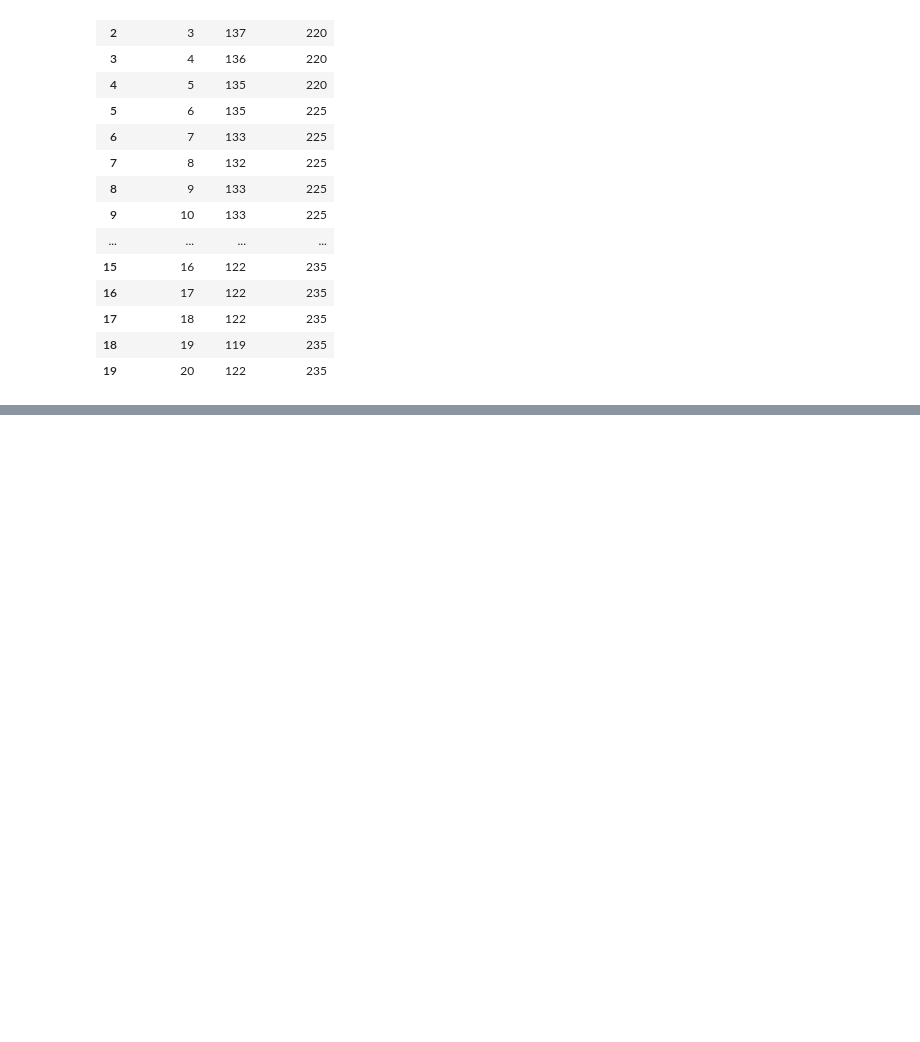
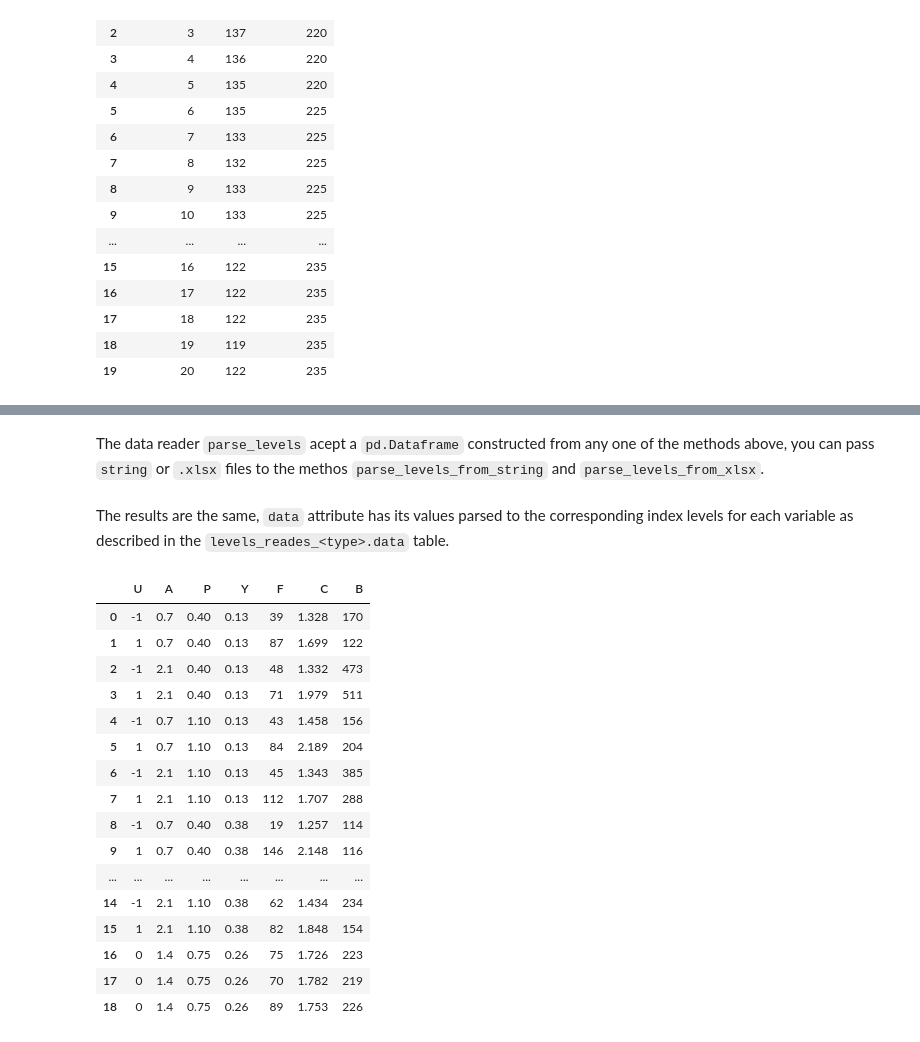
Before and after one commit to properallan/explann, a Jupyter notebook: notebooks/examples/explann_tutorial.ipynb, the cells around one changed output, grey strips where cells are left out. Saved outputs shown, nothing was run; the diff lists cells and outputs as text; code cells hidden in the pictures; blank space fills up the shorter version.

```diff
--- a/notebooks/examples/explann_tutorial.ipynb
+++ b/notebooks/examples/explann_tutorial.ipynb
@@ -56,0 +116,2 @@ from explann.dataio import ImportXLSX
+# %% [markdown]
+The data reader `parse_levels` acept a `pd.Dataframe` constructed from any one of the methods above, you can pass `string` or `.xlsx` files to the methos `parse_levels_from_string` and `parse_levels_from_xlsx`.
@@ -56,0 +136,22 @@ from explann.dataio import ImportXLSX
+# %% [markdown]
+The results are the same, `data` attribute has its values parsed to the corresponding index levels for each variable as described in the `levels_reades_<type>.data` table.
+# %%
+data_reader_xlsx.data
+# %% [output]
+|  | U | A | P | Y | F | C | B |
+| 0 | -1 | 0.7 | 0.40 | 0.13 | 39 | 1.328 | 170 |
+| 1 | 1 | 0.7 | 0.40 | 0.13 | 87 | 1.699 | 122 |
+| 2 | -1 | 2.1 | 0.40 | 0.13 | 48 | 1.332 | 473 |
+| 3 | 1 | 2.1 | 0.40 | 0.13 | 71 | 1.979 | 511 |
+| 4 | -1 | 0.7 | 1.10 | 0.13 | 43 | 1.458 | 156 |
+| 5 | 1 | 0.7 | 1.10 | 0.13 | 84 | 2.189 | 204 |
+| 6 | -1 | 2.1 | 1.10 | 0.13 | 45 | 1.343 | 385 |
+| 7 | 1 | 2.1 | 1.10 | 0.13 | 112 | 1.707 | 288 |
+| 8 | -1 | 0.7 | 0.40 | 0.38 | 19 | 1.257 | 114 |
+| 9 | 1 | 0.7 | 0.40 | 0.38 | 146 | 2.148 | 116 |
+| ... | ... | ... | ... | ... | ... | ... | ... |
+| 14 | -1 | 2.1 | 1.10 | 0.38 | 62 | 1.434 | 234 |
+| 15 | 1 | 2.1 | 1.10 | 0.38 | 82 | 1.848 | 154 |
+| 16 | 0 | 1.4 | 0.75 | 0.26 | 75 | 1.726 | 223 |
+| 17 | 0 | 1.4 | 0.75 | 0.26 | 70 | 1.782 | 219 |
+| 18 | 0 | 1.4 | 0.75 | 0.26 | 89 | 1.753 | 226 |
```
Also changed, not shown: parts of 11 cells of this notebook, 3 other files.
